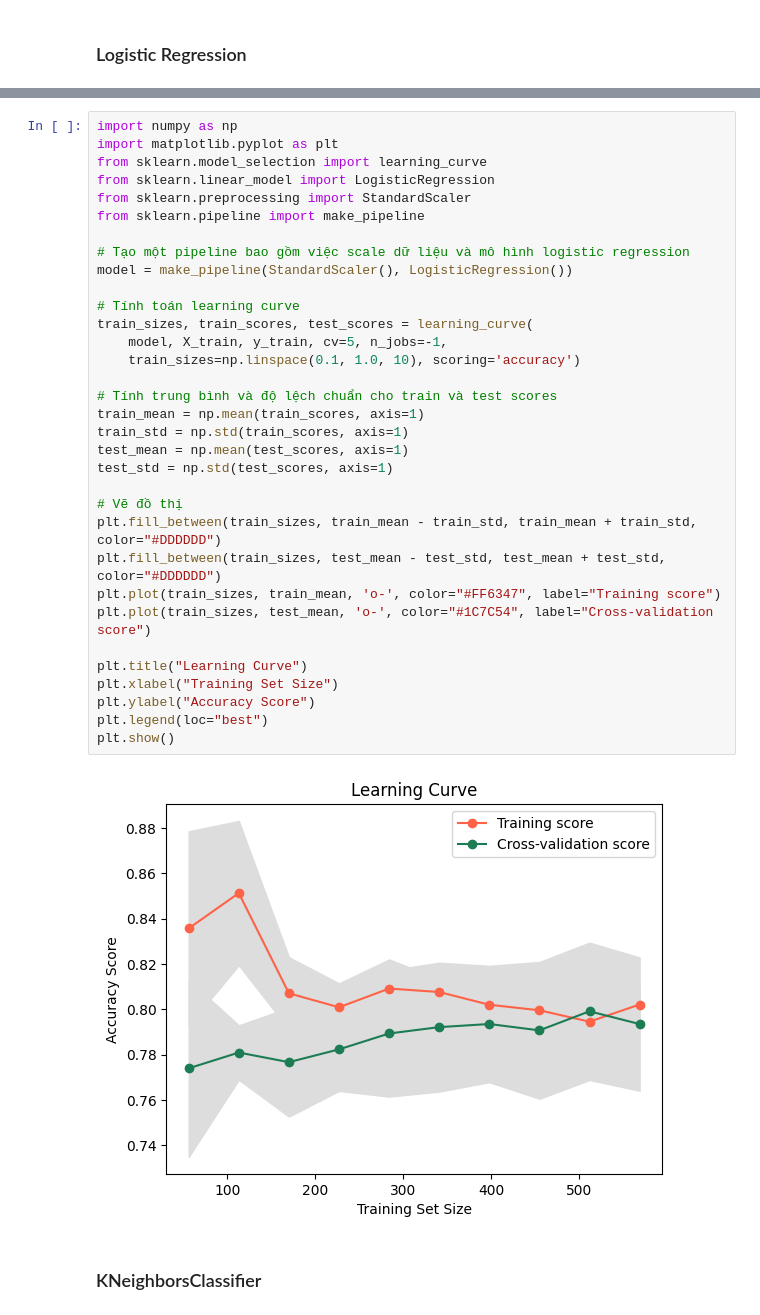
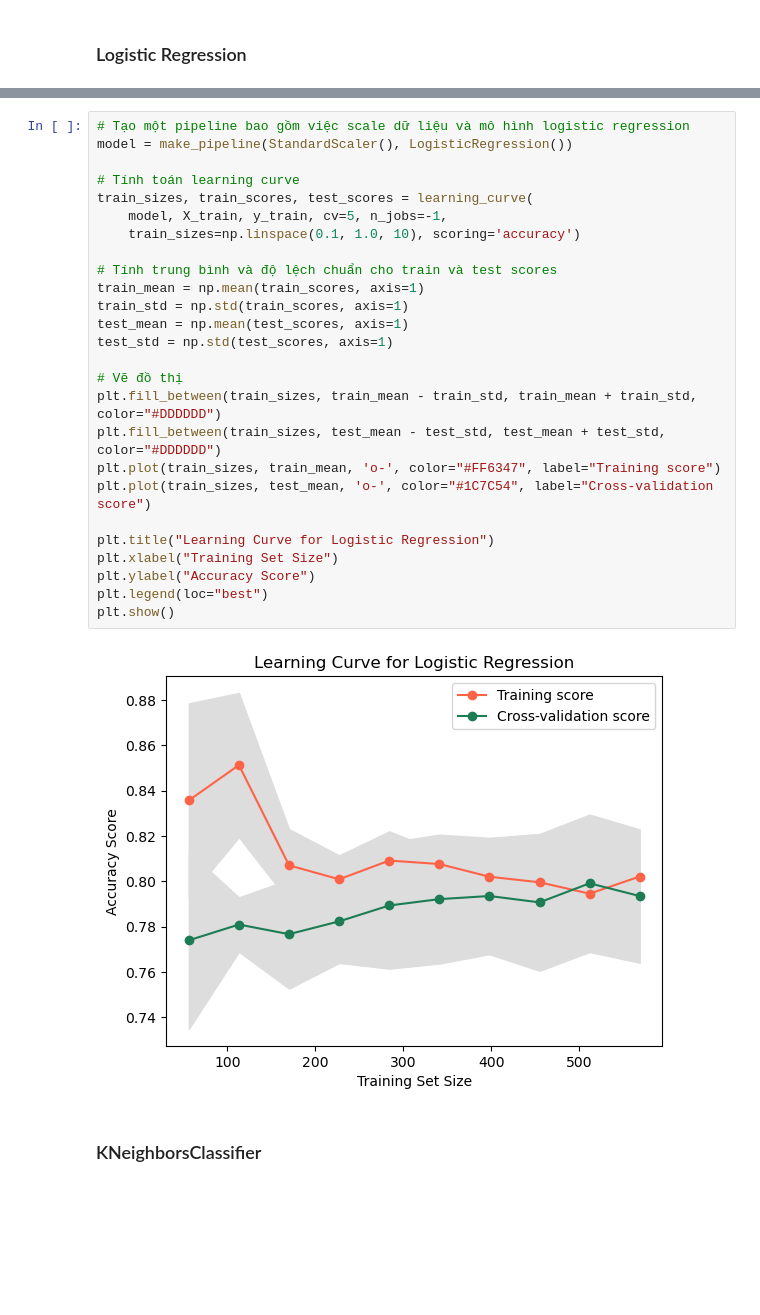
Before and after one commit to giabao1912/Final_Machine_Learning, a Jupyter notebook: Question2/Question2_Group.ipynb, the cells around one changed output, grey strips where cells are left out. Cells and saved outputs as stored; diff of their text form; blank space fills up the shorter version.

```diff
--- a/Question2/Question2_Group.ipynb
+++ b/Question2/Question2_Group.ipynb
@@ -477,40 +478,33 @@ Testing time: 0.00 (s)
 344     0.0     0.0
 [figure]
 # %%
-import numpy as np
-import matplotlib.pyplot as plt
-from sklearn.model_selection import learning_curve
-from sklearn.linear_model import LogisticRegression
-from sklearn.preprocessing import StandardScaler
-from sklearn.pipeline import make_pipeline
-
 # Tạo một pipeline bao gồm việc scale dữ liệu và mô hình logistic regression
 model = make_pipeline(StandardScaler(), LogisticRegression())
 
 # Tính toán learning curve
 train_sizes, train_scores, test_scores = learning_curve(
     model, X_train, y_train, cv=5, n_jobs=-1,
     train_sizes=np.linspace(0.1, 1.0, 10), scoring='accuracy')
 
 # Tính trung bình và độ lệch chuẩn cho train và test scores
 train_mean = np.mean(train_scores, axis=1)
 train_std = np.std(train_scores, axis=1)
 test_mean = np.mean(test_scores, axis=1)
 test_std = np.std(test_scores, axis=1)
 
 # Vẽ đồ thị
 plt.fill_between(train_sizes, train_mean - train_std, train_mean + train_std, color="#DDDDDD")
 plt.fill_between(train_sizes, test_mean - test_std, test_mean + test_std, color="#DDDDDD")
 plt.plot(train_sizes, train_mean, 'o-', color="#FF6347", label="Training score")
 plt.plot(train_sizes, test_mean, 'o-', color="#1C7C54", label="Cross-validation score")
 
-plt.title("Learning Curve")
+plt.title("Learning Curve for Logistic Regression")
 plt.xlabel("Training Set Size")
 plt.ylabel("Accuracy Score")
 plt.legend(loc="best")
 plt.show()
 # %% [output]
-[figure, old version]
+[figure, new version]
 # %% [markdown]
 ### KNeighborsClassifier
 # %%
```
Also changed, not shown: parts of 45 cells of this notebook.
